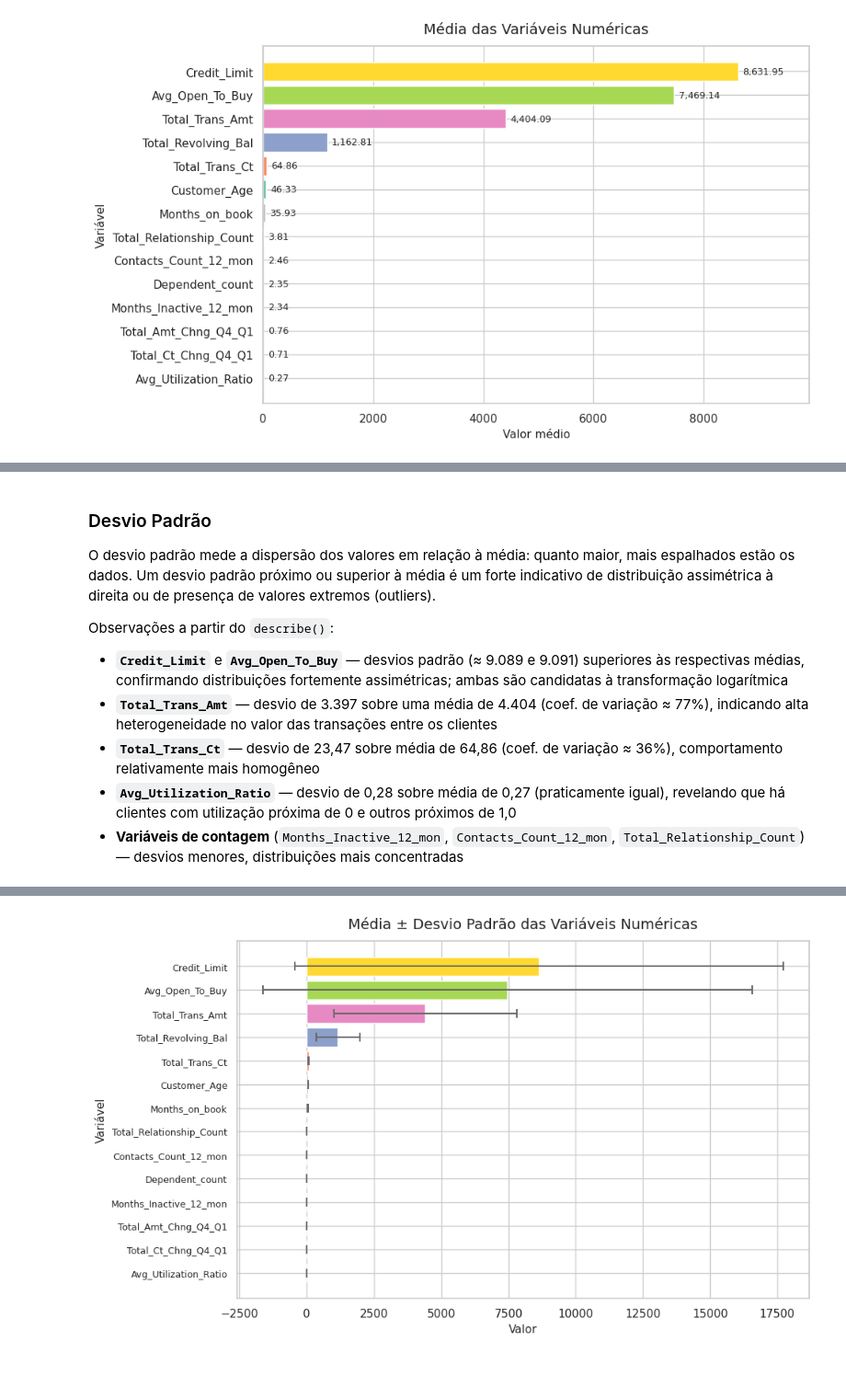
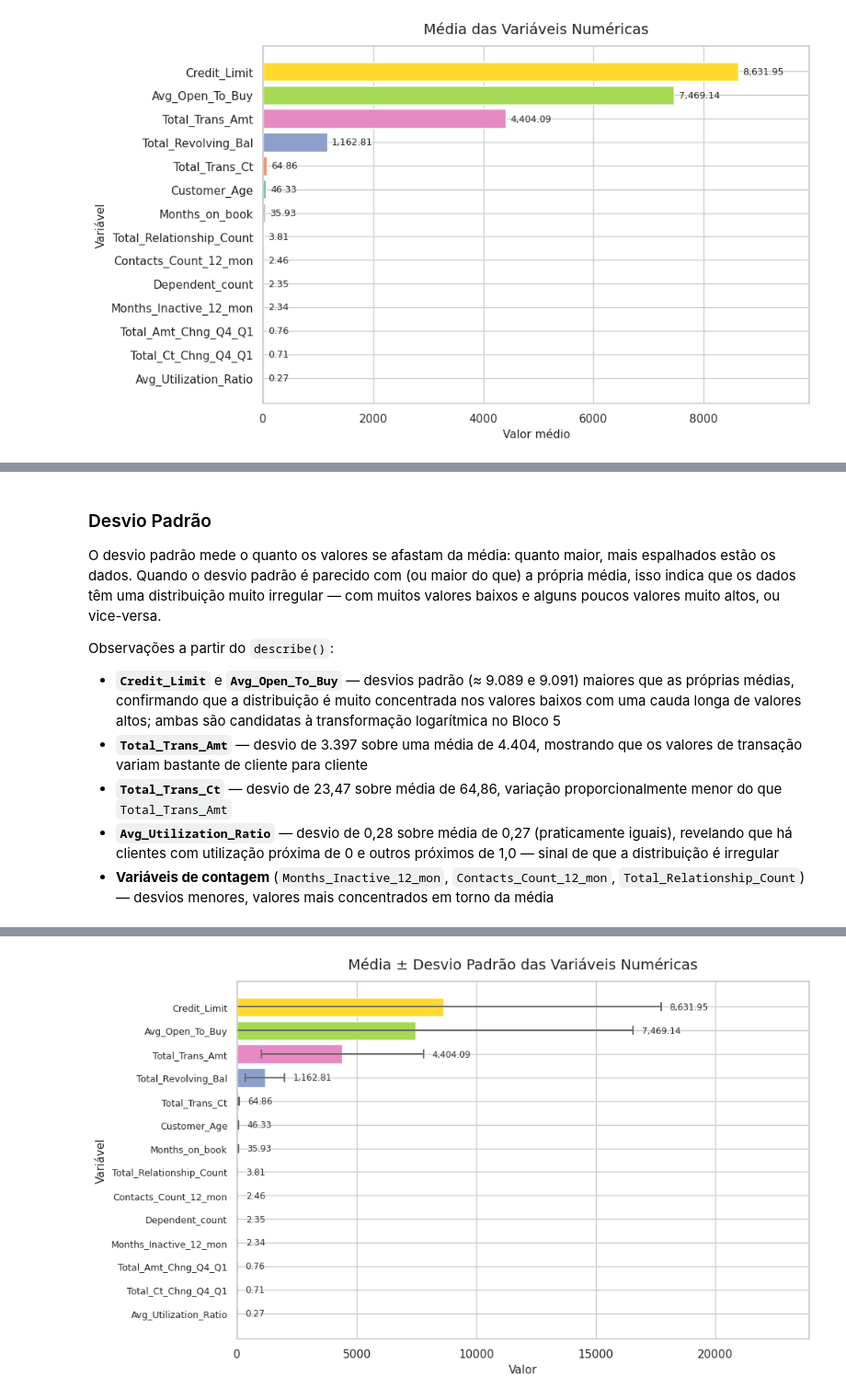
Before and after one commit to diogorblessa/mvp-credit-card-churn, a Jupyter notebook: notebooks/mvp_eda_preprocessing.ipynb, the cells around one changed output, grey strips where cells are left out. Shown at 92% size. Drawn from its saved outputs; the diff is of its cells as text; code cells hidden in the pictures; blank space fills up the shorter version.

```diff
--- a/notebooks/mvp_eda_preprocessing.ipynb
+++ b/notebooks/mvp_eda_preprocessing.ipynb
@@ -370,14 +374,14 @@ Essa disparidade reforça a **necessidade de normalização ou padronização**
 # %% [markdown]
 ### Desvio Padrão
 
-O desvio padrão mede a dispersão dos valores em relação à média: quanto maior, mais espalhados estão os dados. Um desvio padrão próximo ou superior à média é um forte indicativo de distribuição assimétrica à direita ou de presença de valores extremos (outliers).
+O desvio padrão mede o quanto os valores se afastam da média: quanto maior, mais espalhados estão os dados. Quando o desvio padrão é parecido com (ou maior do que) a própria média, isso indica que os dados têm uma distribuição muito irregular — com muitos valores baixos e alguns poucos valores muito altos, ou vice-versa.
 
 Observações a partir do `describe()`:
-- **`Credit_Limit`** e **`Avg_Open_To_Buy`** — desvios padrão (≈ 9.089 e 9.091) superiores às respectivas médias, confirmando distribuições fortemente assimétricas; ambas são candidatas à transformação logarítmica
-- **`Total_Trans_Amt`** — desvio de 3.397 sobre uma média de 4.404 (coef. de variação ≈ 77%), indicando alta heterogeneidade no valor das transações entre os clientes
-- **`Total_Trans_Ct`** — desvio de 23,47 sobre média de 64,86 (coef. de variação ≈ 36%), comportamento relativamente mais homogêneo
-- **`Avg_Utilization_Ratio`** — desvio de 0,28 sobre média de 0,27 (praticamente igual), revelando que há clientes com utilização próxima de 0 e outros próximos de 1,0
-- **Variáveis de contagem** (`Months_Inactive_12_mon`, `Contacts_Count_12_mon`, `Total_Relationship_Count`) — desvios menores, distribuições mais concentradas
+- **`Credit_Limit`** e **`Avg_Open_To_Buy`** — desvios padrão (≈ 9.089 e 9.091) maiores que as próprias médias, confirmando que a distribuição é muito concentrada nos valores baixos com uma cauda longa de valores altos; ambas são candidatas à transformação logarítmica no Bloco 5
+- **`Total_Trans_Amt`** — desvio de 3.397 sobre uma média de 4.404, mostrando que os valores de transação variam bastante de cliente para cliente
+- **`Total_Trans_Ct`** — desvio de 23,47 sobre média de 64,86, variação proporcionalmente menor do que `Total_Trans_Amt`
+- **`Avg_Utilization_Ratio`** — desvio de 0,28 sobre média de 0,27 (praticamente iguais), revelando que há clientes com utilização próxima de 0 e outros próximos de 1,0 — sinal de que a distribuição é irregular
+- **Variáveis de contagem** (`Months_Inactive_12_mon`, `Contacts_Count_12_mon`, `Total_Relationship_Count`) — desvios menores, valores mais concentrados em torno da média
 # %%
 # Desvios padrão das variáveis numéricas
 desvios = df.describe().loc['std'].round(2)
@@ -403,32 +407,45 @@ Name: std, dtype: float64
 # %%
 # Gráfico de barras com dispersão (média ± desvio padrão)
 colunas_num = df.select_dtypes(include='number').columns.tolist()
 medias_vals = df[colunas_num].mean()
 desvios_vals = df[colunas_num].std()
 
 # Ordenar por média crescente para melhor leitura
 ordem = medias_vals.sort_values().index
 
 fig, ax = plt.subplots(figsize=(10, 6))
 cores = sns.color_palette('Set2', n_colors=len(ordem))
 
 ax.barh(
     range(len(ordem)),
     medias_vals[ordem],
     xerr=desvios_vals[ordem],
     color=cores,
     edgecolor='white',
     capsize=4,
     error_kw={'elinewidth': 1.5, 'ecolor': 'dimgray', 'capthick': 1.5}
 )
 
 ax.set_yticks(range(len(ordem)))
 ax.set_yticklabels(ordem, fontsize=9)
 ax.set_title('Média ± Desvio Padrão das Variáveis Numéricas', fontsize=14, pad=12)
 ax.set_xlabel('Valor', fontsize=11)
 ax.set_ylabel('Variável', fontsize=11)
+
+# Valores numéricos posicionados APÓS o bigode de erro (média + desvio + folga)
+x_max = (medias_vals[ordem] + desvios_vals[ordem]).max()
+folga = x_max * 0.02
+for i, col in enumerate(ordem):
+    x_anotacao = medias_vals[col] + desvios_vals[col] + folga
+    ax.text(
+        x_anotacao, i,
+        f'{medias_vals[col]:,.2f}',
+        va='center', ha='left', fontsize=8.5, color='#333333'
+    )
+
+ax.set_xlim(0, x_max * 1.35)
 plt.tight_layout()
 plt.show()
 # %% [output]
-[figure, old version]
+[figure, new version]
 # %% [markdown]
```
Also changed, not shown: parts of 6 cells of this notebook.
